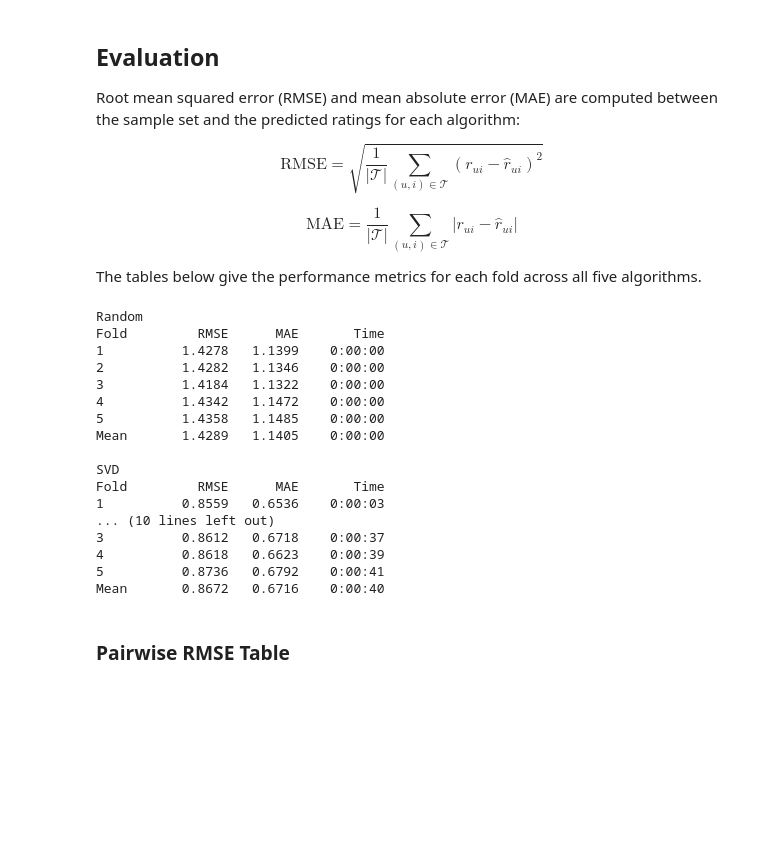
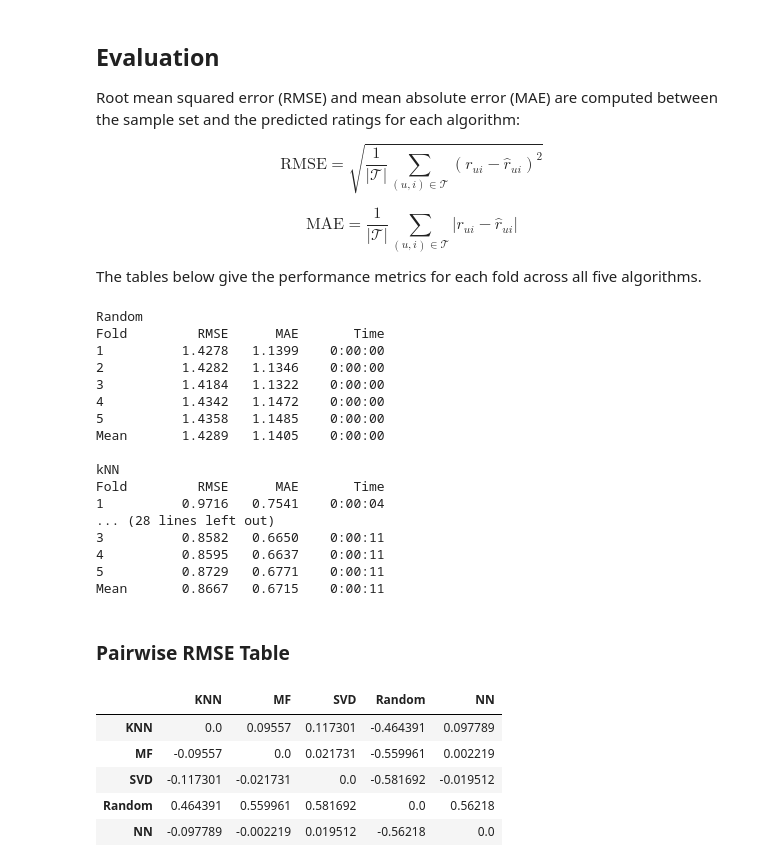
Before and after one commit to jmanderson0119/recommender-system, a Jupyter notebook: notebook/csds435_project3_group7_notebook.ipynb, the cells around one changed output. Drawn from its saved outputs; the diff is of its cells as text; code cells hidden in the pictures; blank space fills up the shorter version.

```diff
--- a/notebook/csds435_project3_group7_notebook.ipynb
+++ b/notebook/csds435_project3_group7_notebook.ipynb
@@ -801,9 +941,15 @@ The tables below give the performance metrics for each fold across all five algo
 print("Random")
 report_cv_results(random_fold_results)
 
+print("\nkNN")
+report_cv_results(knn_fold_results_for_report)
+
 print("\nSVD")
 report_cv_results(svd_fold_results)
 
+print("\nMatrix Factorization")
+report_cv_results(mf_fold_results_for_report)
+
 print("\nNeural Network")
 report_cv_results(nn_fold_results)
 # %% [output]
@@ -816,13 +962,46 @@ Fold         RMSE      MAE       Time
 5          1.4358   1.1485    0:00:00
 Mean       1.4289   1.1405    0:00:00
 
-SVD
+kNN
 Fold         RMSE      MAE       Time
-1          0.8559   0.6536    0:00:03
-... (10 lines left out)
-3          0.8612   0.6718    0:00:37
-4          0.8618   0.6623    0:00:39
-5          0.8736   0.6792    0:00:41
-Mean       0.8672   0.6716    0:00:40
+1          0.9716   0.7541    0:00:04
+... (28 lines left out)
+3          0.8582   0.6650    0:00:11
+4          0.8595   0.6637    0:00:11
+5          0.8729   0.6771    0:00:11
+Mean       0.8667   0.6715    0:00:11
 # %% [markdown]
 ### Pairwise RMSE Table
+# %%
+#first going to get average rmse for each algorithm
+
+rand_rmse = np.mean([r["rmse"] for r in random_fold_results])
+knn_rmse = knn_fold_results["RMSE"].mean()
+svd_rmse = np.mean([r["rmse"] for r in svd_fold_results])
+mf_rmse = final_mf_results["RMSE"].mean()
+nn_rmse = np.mean([r["rmse"] for r in nn_fold_results])
+
+#build dictionary with averages
+rmse_dict = {
+    "KNN": knn_rmse,
+    "MF": mf_rmse,
+    "SVD": svd_rmse,
+    "Random": rand_rmse,
+    "NN": nn_rmse
+}
+
+#create table
+results = pd.DataFrame(index=rmse_dict.keys(), columns=rmse_dict.keys()) #row rmse minus column rmse
+
+for i in rmse_dict:
+    for j in rmse_dict:
+        results.loc[i, j] = rmse_dict[i] - rmse_dict[j]
+
+results
+# %% [output]
+|  | KNN | MF | SVD | Random | NN |
+| KNN | 0.0 | 0.09557 | 0.117301 | -0.464391 | 0.097789 |
+| MF | -0.09557 | 0.0 | 0.021731 | -0.559961 | 0.002219 |
+| SVD | -0.117301 | -0.021731 | 0.0 | -0.581692 | -0.019512 |
+| Random | 0.464391 | 0.559961 | 0.581692 | 0.0 | 0.56218 |
+| NN | -0.097789 | -0.002219 | 0.019512 | -0.56218 | 0.0 |
```
Also changed, not shown: parts of 9 cells of this notebook, 6 other files.
